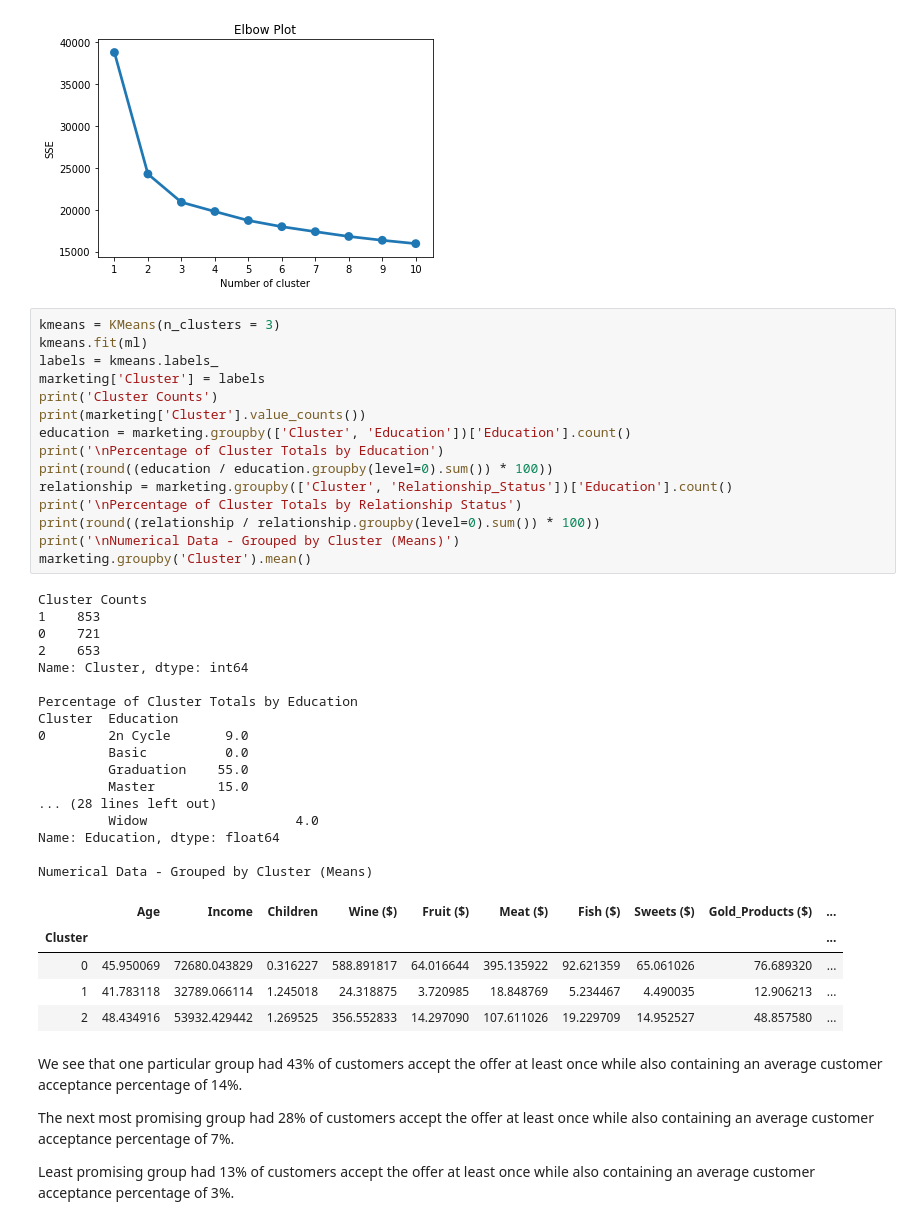
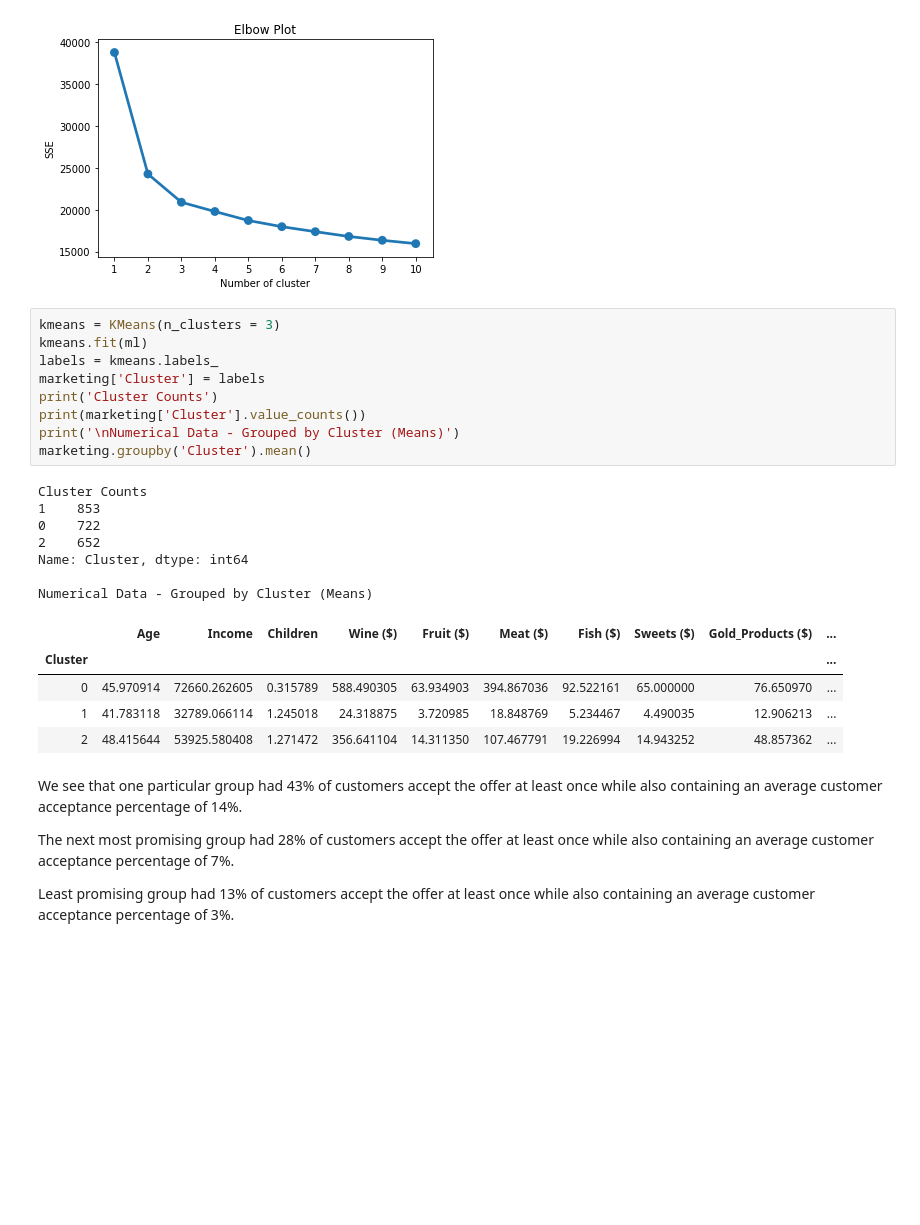
Before and after one commit to RachidRezzik/Market_Camp, a Jupyter notebook: Machine_Learning.ipynb, the cells around one changed output. Drawn from its saved outputs; the diff is of its cells as text; blank space fills up the shorter version.

```diff
--- a/Machine_Learning.ipynb
+++ b/Machine_Learning.ipynb
@@ -90,41 +90,25 @@ Text(0.5, 1.0, 'Elbow Plot')
 # %%
 kmeans = KMeans(n_clusters = 3)
 kmeans.fit(ml)
 labels = kmeans.labels_
 marketing['Cluster'] = labels
 print('Cluster Counts')
 print(marketing['Cluster'].value_counts())
-education = marketing.groupby(['Cluster', 'Education'])['Education'].count()
-print('\nPercentage of Cluster Totals by Education')
-print(round((education / education.groupby(level=0).sum()) * 100))
-relationship = marketing.groupby(['Cluster', 'Relationship_Status'])['Education'].count()
-print('\nPercentage of Cluster Totals by Relationship Status')
-print(round((relationship / relationship.groupby(level=0).sum()) * 100))
 print('\nNumerical Data - Grouped by Cluster (Means)')
 marketing.groupby('Cluster').mean()
 # %% [output]
 Cluster Counts
 1    853
-0    721
-2    653
+0    722
+2    652
 Name: Cluster, dtype: int64
 
-Percentage of Cluster Totals by Education
-Cluster  Education
-0        2n Cycle       9.0
-         Basic          0.0
-         Graduation    55.0
-         Master        15.0
-... (28 lines left out)
-         Widow                   4.0
-Name: Education, dtype: float64
-
 Numerical Data - Grouped by Cluster (Means)
 |  | Age | Income | Children | Wine ($) | Fruit ($) | Meat ($) | Fish ($) | Sweets ($) | Gold_Products ($) | ... |
 | Cluster |  |  |  |  |  |  |  |  |  | ... |
-| 0 | 45.950069 | 72680.043829 | 0.316227 | 588.891817 | 64.016644 | 395.135922 | 92.621359 | 65.061026 | 76.689320 | ... |
+| 0 | 45.970914 | 72660.262605 | 0.315789 | 588.490305 | 63.934903 | 394.867036 | 92.522161 | 65.000000 | 76.650970 | ... |
 | 1 | 41.783118 | 32789.066114 | 1.245018 | 24.318875 | 3.720985 | 18.848769 | 5.234467 | 4.490035 | 12.906213 | ... |
-| 2 | 48.434916 | 53932.429442 | 1.269525 | 356.552833 | 14.297090 | 107.611026 | 19.229709 | 14.952527 | 48.857580 | ... |
+| 2 | 48.415644 | 53925.580408 | 1.271472 | 356.641104 | 14.311350 | 107.467791 | 19.226994 | 14.943252 | 48.857362 | ... |
 # %% [markdown]
 We see that one particular group had 43% of customers accept the offer at least once while also containing an average customer acceptance percentage of 14%.
 
```
Also changed, not shown: parts of 18 cells of this notebook.
